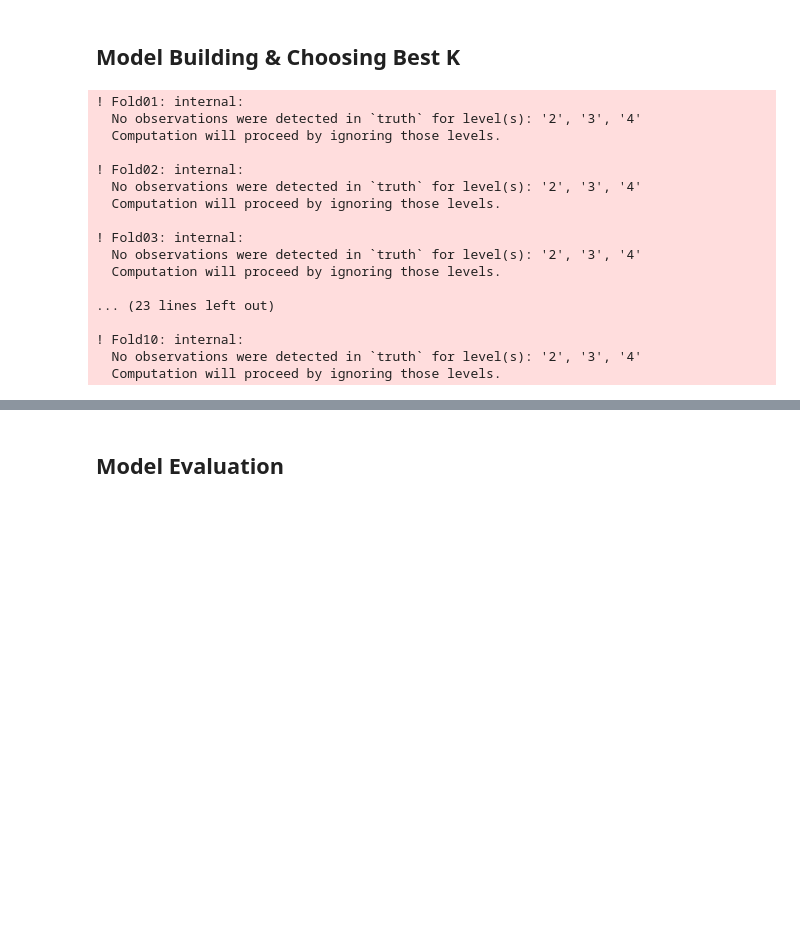
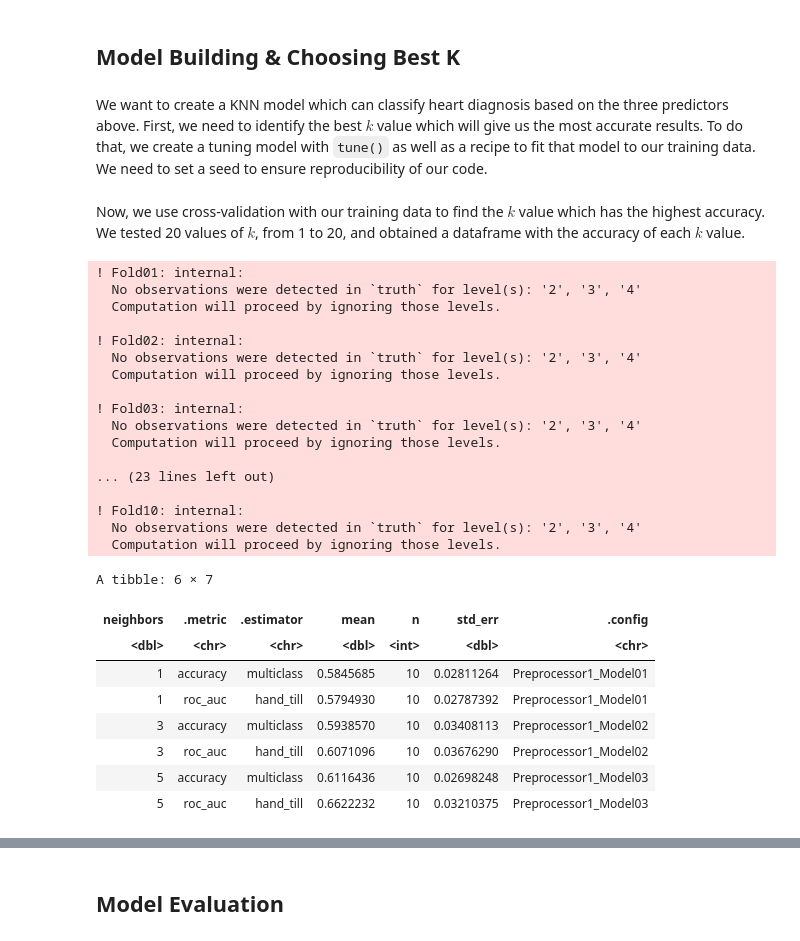
Before and after one commit to sendhelpDSCI/UBC_DSCI100_Group166, a Jupyter notebook: Code.ipynb, the cells around one changed output, grey strips where cells are left out. Saved outputs shown, nothing was run; the diff lists cells and outputs as text; code cells hidden in the pictures; blank space fills up the shorter version.

```diff
--- a/Code.ipynb
+++ b/Code.ipynb
@@ -99,28 +95,45 @@ plot_grid(bp_distribution, st_distribution, chol_distribution, age_distribution)
 In the plots above we can see that the prevalence of patients with heart disease increases as the resting blood pressure increases as well as for the ST level and the age. The ST level appears to have the strongest relationship with the presence of a heart disease. Based on research, we thought that cholesterol would be a good predictor to diagnose the presence of heart disease, but from this visualization there appears to be no relation, thus we will exclude it as a predictor.
 # %% [markdown]
 ## Model Building & Choosing Best K
+# %% [markdown]
+We want to create a KNN model which can classify heart diagnosis based on the three predictors above. First, we need to identify the best $k$ value which will give us the most accurate results. To do that, we create a tuning model with `tune()` as well as a recipe to fit that model to our training data. We need to set a seed to ensure reproducibility of our code.
 # %%
 set.seed(2023)
 knn_spec_tune <- nearest_neighbor(weight_func = "rectangular", neighbors = tune()) |> set_engine("kknn") |> set_mode("classification")
 knn_recipe <- recipe(diagnosis~ST_level+resting_blood_pressure+age, data = heart_train) |> step_scale(all_predictors()) |> step_center(all_predictors())
-data_fold <- vfold_cv(heart_train, v = 10, strata = diagnosis)
-k_values<-tibble(neighbors=seq(from=1, to=20, by=2))
-best_k <- workflow() |> add_model(knn_spec_tune) |> add_recipe(knn_recipe) |> tune_grid(data_fold, grid = k_values) |> collect_metrics()
-# %% [output]
-! Fold01: internal:
-  No observations were detected in `truth` for level(s): '2', '3', '4'
-  Computation will proceed by ignoring those levels.
-
-! Fold02: internal:
-  No observations were detected in `truth` for level(s): '2', '3', '4'
-  Computation will proceed by ignoring those levels.
-
-! Fold03: internal:
-  No observations were detected in `truth` for level(s): '2', '3', '4'
-  Computation will proceed by ignoring those levels.
-
-... (23 lines left out)
-
-! Fold10: internal:
-  No observations were detected in `truth` for level(s): '2', '3', '4'
-  Computation will proceed by ignoring those levels.
+# %% [markdown]
+Now, we use cross-validation with our training data to find the $k$ value which has the highest accuracy. We tested 20 values of $k$, from 1 to 20, and obtained a dataframe with the accuracy of each $k$ value.
+# %%
+#Create folds (10 folds was chosen arbitrarily)
+data_fold <- vfold_cv(heart_train, v = 10, strata = diagnosis)
+k_values<-tibble(neighbors=seq(from=1, to=20, by=2))
+#Fit with model to create table of k-values and accuracies
+best_k <- workflow() |> add_model(knn_spec_tune) |> add_recipe(knn_recipe) |> tune_grid(data_fold, grid = k_values) |> collect_metrics()
+head(best_k)
+# %% [output]
+! Fold01: internal:
+  No observations were detected in `truth` for level(s): '2', '3', '4'
+  Computation will proceed by ignoring those levels.
+
+! Fold02: internal:
+  No observations were detected in `truth` for level(s): '2', '3', '4'
+  Computation will proceed by ignoring those levels.
+
+! Fold03: internal:
+  No observations were detected in `truth` for level(s): '2', '3', '4'
+  Computation will proceed by ignoring those levels.
+
+... (23 lines left out)
+
+! Fold10: internal:
+  No observations were detected in `truth` for level(s): '2', '3', '4'
+  Computation will proceed by ignoring those levels.
+A tibble: 6 × 7
+| neighbors | .metric | .estimator | mean | n | std_err | .config |
+| <dbl> | <chr> | <chr> | <dbl> | <int> | <dbl> | <chr> |
+| 1 | accuracy | multiclass | 0.5845685 | 10 | 0.02811264 | Preprocessor1_Model01 |
+| 1 | roc_auc | hand_till | 0.5794930 | 10 | 0.02787392 | Preprocessor1_Model01 |
+| 3 | accuracy | multiclass | 0.5938570 | 10 | 0.03408113 | Preprocessor1_Model02 |
+| 3 | roc_auc | hand_till | 0.6071096 | 10 | 0.03676290 | Preprocessor1_Model02 |
+| 5 | accuracy | multiclass | 0.6116436 | 10 | 0.02698248 | Preprocessor1_Model03 |
+| 5 | roc_auc | hand_till | 0.6622232 | 10 | 0.03210375 | Preprocessor1_Model03 |
```
Also changed, not shown: parts of 9 cells of this notebook.
